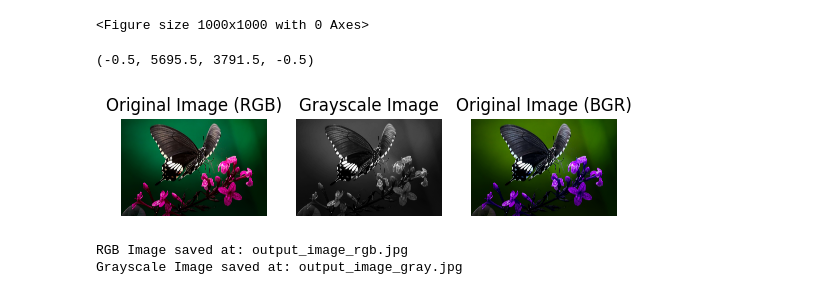
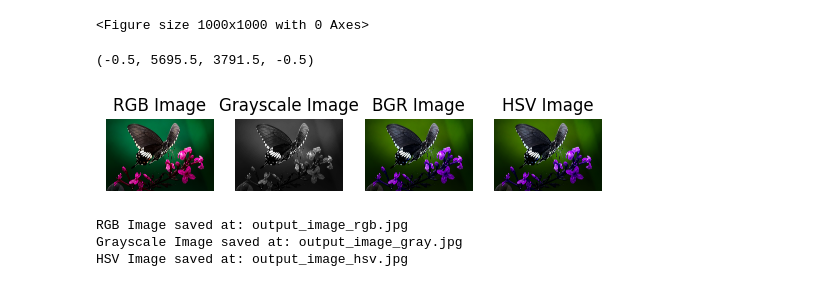
Before and after one commit to Harshh18/Computer-Vision-Practicals, a Jupyter notebook: Exp1.ipynb, the cells around one changed output. Saved outputs shown, nothing was run; the diff lists cells and outputs as text; code cells hidden in the pictures.

```diff
--- a/Exp1.ipynb
+++ b/Exp1.ipynb
@@ -12,39 +12,50 @@ if image is None:
 else:
     image_rgb = cv2.cvtColor(image, cv2.COLOR_BGR2RGB)
     image_gray = cv2.cvtColor(image, cv2.COLOR_BGR2GRAY)
+    image_hsv = cv2.cvtColor(image,cv2.COLOR_BGR2HSV)
     plt.figure(figsize=(10, 10))
 # %% [output]
 <Figure size 1000x1000 with 0 Axes>
 # %%
-    plt.subplot(1, 3, 1)
+    plt.subplot(1, 4, 1)
     plt.imshow(image_rgb)
-    plt.title('Original Image (RGB)')
+    plt.title('RGB Image')
     plt.axis('off')
 
-    plt.subplot(1, 3, 2)
+    plt.subplot(1, 4, 2)
     plt.imshow(image_gray, cmap='gray')
     plt.title('Grayscale Image')
     plt.axis('off')
 
+    plt.subplot(1, 4, 3)
+    plt.imshow(image)
+    plt.title('BGR Image')
+    plt.axis('off')
 
-    plt.subplot(1, 3, 3)
+    plt.subplot(1, 4, 4)
     plt.imshow(image)
-    plt.title('Original Image (BGR)')
+    plt.title('HSV Image')
     plt.axis('off')
 # %% [output]
 (-0.5, 5695.5, 3791.5, -0.5)
-[figure, old version]
+[figure, new version]
 # %%
     plt.show()
 
     output_rgb_path = 'output_image_rgb.jpg'
     output_gray_path = 'output_image_gray.jpg'
+    output_hsv_path = 'output_image_hsv.jpg'
+
 
     cv2.imwrite(output_rgb_path, cv2.cvtColor(image_rgb, cv2.COLOR_RGB2BGR))
     cv2.imwrite(output_gray_path, image_gray)
+    cv2.imwrite(output_hsv_path, image_hsv)
+
 
     print(f"RGB Image saved at: {output_rgb_path}")
     print(f"Grayscale Image saved at: {output_gray_path}")
+    print(f"HSV Image saved at: {output_hsv_path}")
 # %% [output]
 RGB Image saved at: output_image_rgb.jpg
 Grayscale Image saved at: output_image_gray.jpg
+HSV Image saved at: output_image_hsv.jpg
```
